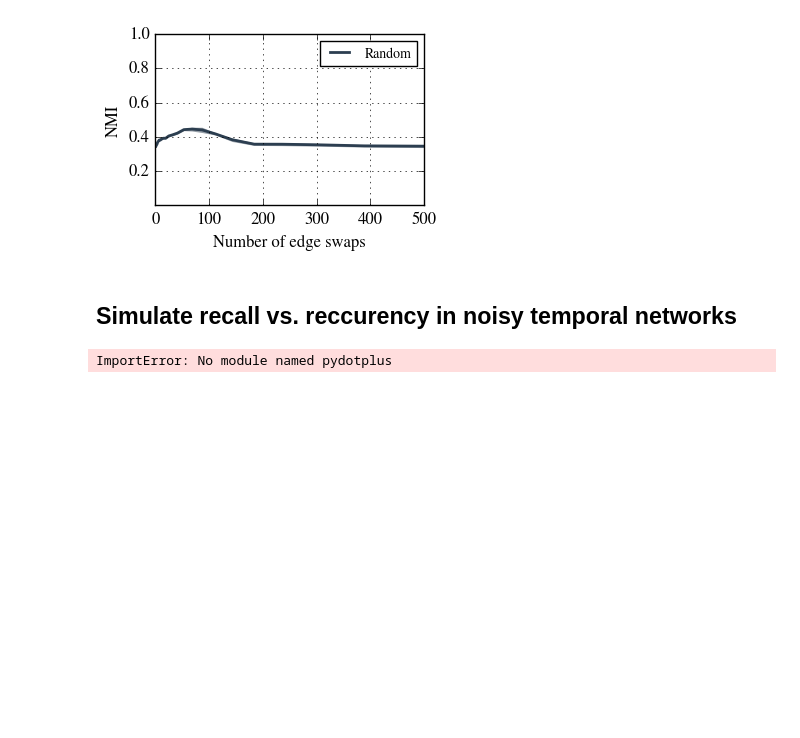
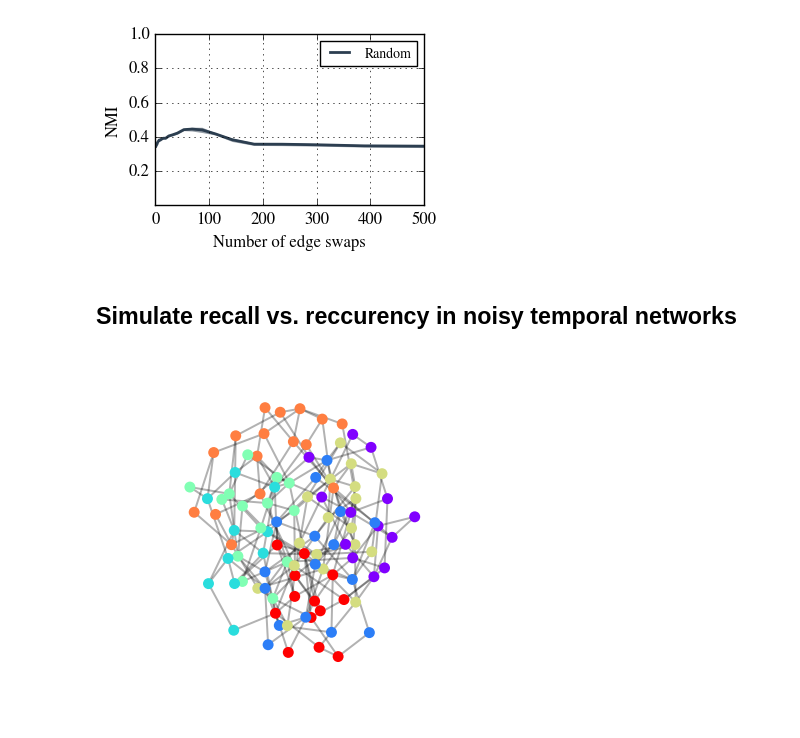
Before and after one commit to ulfaslak/recurrent_communities, a Jupyter notebook: Playspace.ipynb, the cells around one changed output. Drawn from its saved outputs; the diff is of its cells as text; code cells hidden in the pictures; blank space fills up the shorter version.

```diff
--- a/Playspace.ipynb
+++ b/Playspace.ipynb
@@ -750,14 +753,17 @@ plt.show()
 # %% [markdown]
 ## Simulate recall vs. reccurency in noisy temporal networks
 # %%
-def gen_G_clustered(network_size=100, K=3, P=1, cut_nodes=15):
-    G = nx.powerlaw_cluster_graph(network_size + cut_nodes, K, P)
+def gen_G_clustered(N=100, K=3, P=1, cut_nodes=15):
+    G = nx.powerlaw_cluster_graph(N + cut_nodes, K, P)
     for n, k in sorted(G.degree().items(), key=lambda k: k[1], reverse=True)[:cut_nodes]:
         G.remove_node(n)
     for n, k in G.degree().items():
         if k == 0: G.remove_node(n)
     return G
 
-def gen_G_watts_strogatz(network_size=100, K=3, P=1):
-    G = nx.watts_strogatz_graph(network_size, K, P)
+def gen_G_watts_strogatz(N=100, K=4, P=0.2):
+    G = nx.watts_strogatz_graph(N, K, P)
     return G
+def gen_G_erdos_renyi(N=100, P=0.05):
+    G = nx.erdos_renyi_graph(N, P)
+    return G
@@ -766,4 +770,10 @@ G = gen_G_watts_strogatz()
-# %%
-draw(G)
-# %% [output]
-ImportError: No module named pydotplus
+# %%
+G = gen_G_watts_strogatz(P=1)
+#G = gen_G_erdos_renyi()
+#G = gen_G_clustered()
+# %%
+plt.figure(None, (6, 6))
+ulf.draw(G, community_detection=True)
+plt.show()
+# %% [output]
+[figure, added]
```
Also changed, not shown: parts of 9 cells of this notebook, 1 other file.
